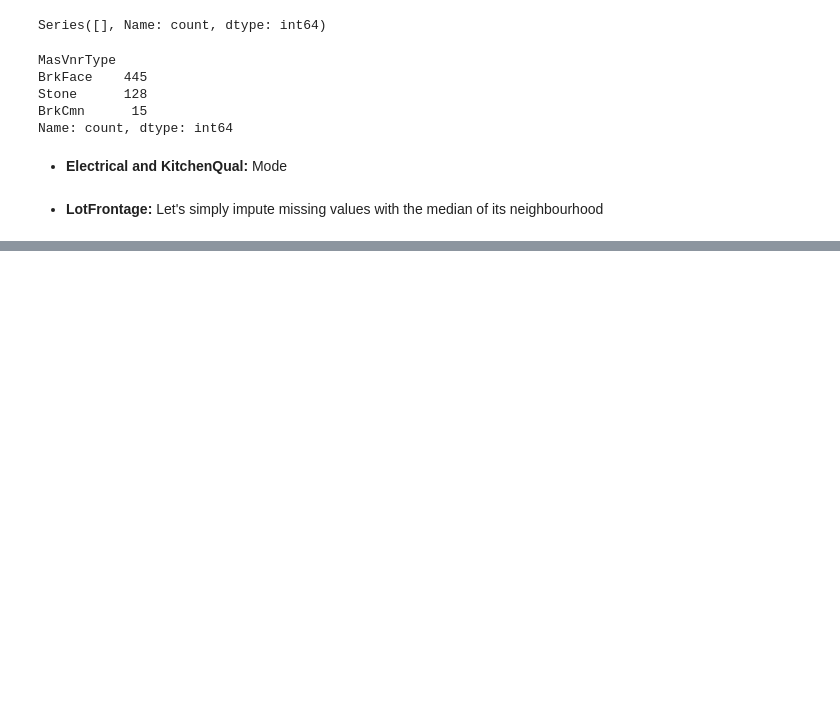
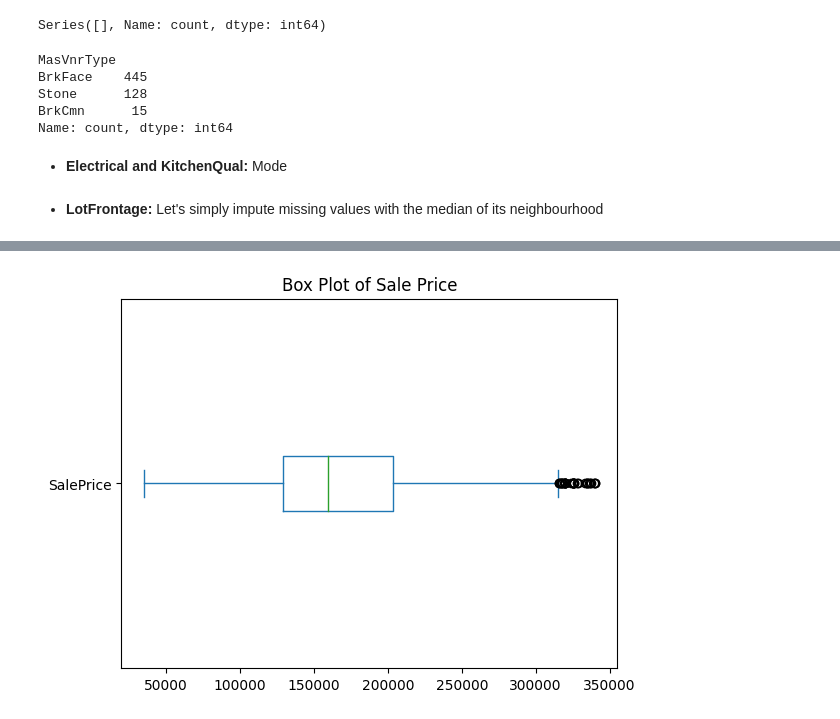
Before and after one commit to Akshat180/House_prices_prediction, a Jupyter notebook: House Price Prediction.ipynb, the cells around one changed output, grey strips where cells are left out. Drawn from its saved outputs; the diff is of its cells as text; code cells hidden in the pictures; blank space fills up the shorter version.

```diff
--- a/House Price Prediction.ipynb
+++ b/House Price Prediction.ipynb
@@ -574,0 +654,26 @@ df = df.drop('PoolQC', axis=1)
+# %%
+def remove_outliers(df, column):
+    # Calculate quartiles and IQR for the specified column
+    Q1 = df[column].quantile(0.25)
+    Q3 = df[column].quantile(0.75)
+    IQR = Q3 - Q1
+
+    # Determine the lower and upper bounds for outliers
+    lower_bound = Q1 - 1.5 * IQR
+    upper_bound = Q3 + 1.5 * IQR
+
+    # Filter the DataFrame to remove outliers in the specified column
+    df_filtered = df[(df[column] >= lower_bound) & (df[column] <= upper_bound)]
+
+    return df_filtered
+
+# Remove outliers in the 'SalePrice' column
+df_filtered = remove_outliers(df, 'SalePrice')
+
+# Plot box plot of 'SalePrice' in the filtered DataFrame
+import matplotlib.pyplot as plt
+df_filtered['SalePrice'].plot(kind='box', vert=False)
+plt.title('Box Plot of Sale Price')
+plt.show()
+# %% [output]
+[figure, added]
```
Also changed, not shown: parts of 20 cells of this notebook.
